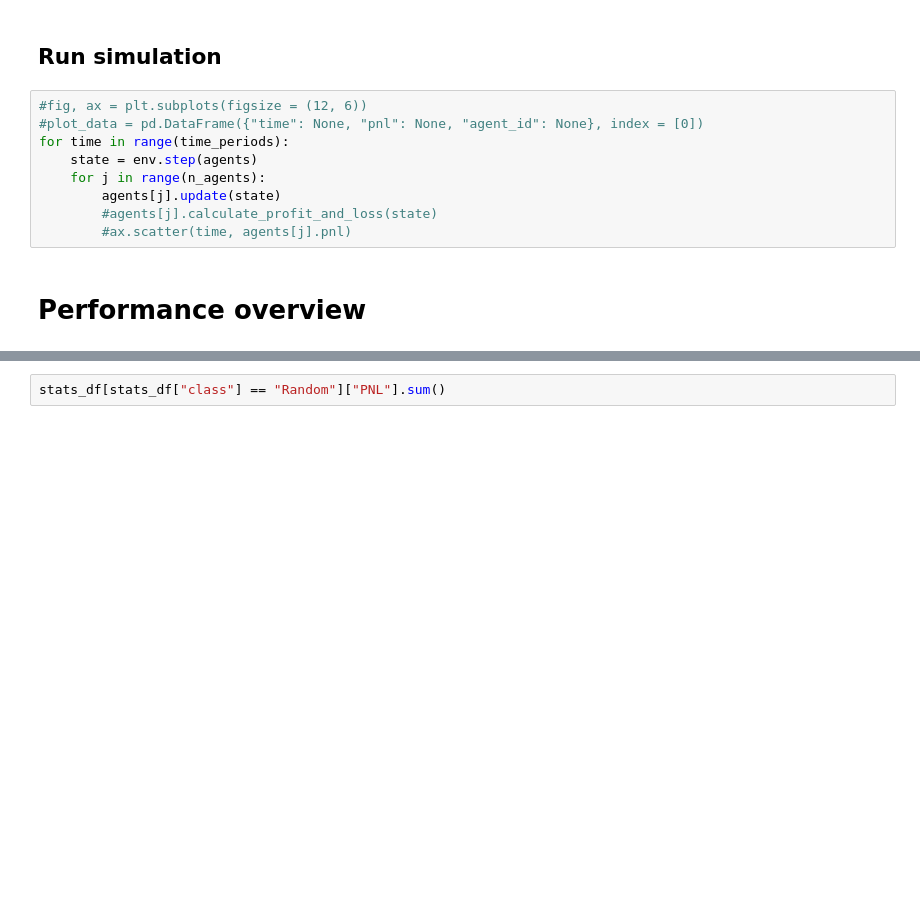
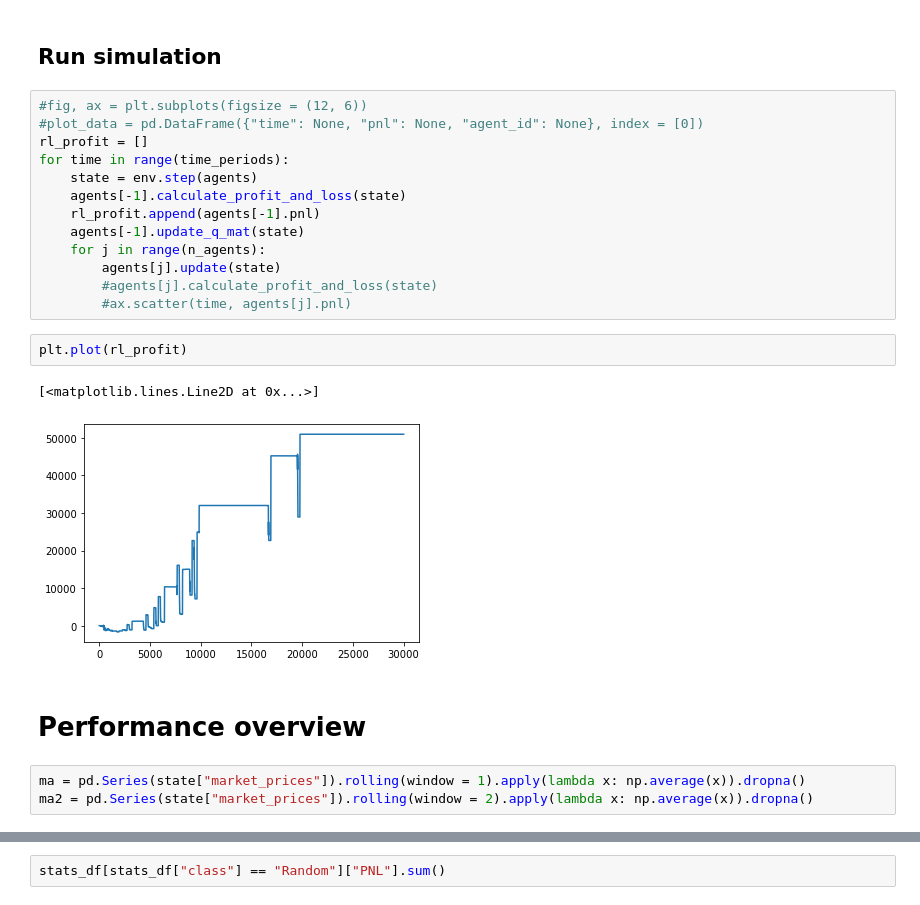
Before and after one commit to victoremil1996/rl_for_trading, a Jupyter notebook: notebooks/market_simulation_main.ipynb, the cells around one changed output, grey strips where cells are left out. Drawn from its saved outputs; the diff is of its cells as text; blank space fills up the shorter version.

```diff
--- a/notebooks/market_simulation_main.ipynb
+++ b/notebooks/market_simulation_main.ipynb
@@ -77,13 +82,25 @@ for j in range(n_agents):
 # %%
 #fig, ax = plt.subplots(figsize = (12, 6))
 #plot_data = pd.DataFrame({"time": None, "pnl": None, "agent_id": None}, index = [0])
+rl_profit = []
 for time in range(time_periods):
     state = env.step(agents)
+    agents[-1].calculate_profit_and_loss(state)
+    rl_profit.append(agents[-1].pnl)
+    agents[-1].update_q_mat(state)
     for j in range(n_agents):
         agents[j].update(state)
         #agents[j].calculate_profit_and_loss(state)
         #ax.scatter(time, agents[j].pnl)
+# %%
+plt.plot(rl_profit)
+# %% [output]
+[<matplotlib.lines.Line2D at 0x...>]
+[figure, added]
 # %% [markdown]
 # Performance overview
+# %%
+ma = pd.Series(state["market_prices"]).rolling(window = 1).apply(lambda x: np.average(x)).dropna()
+ma2 = pd.Series(state["market_prices"]).rolling(window = 2).apply(lambda x: np.average(x)).dropna()
 # %%
 fig, ax = plt.subplots(figsize = (12, 6))
```
Also changed, not shown: parts of 5 cells of this notebook, 1 other file.
